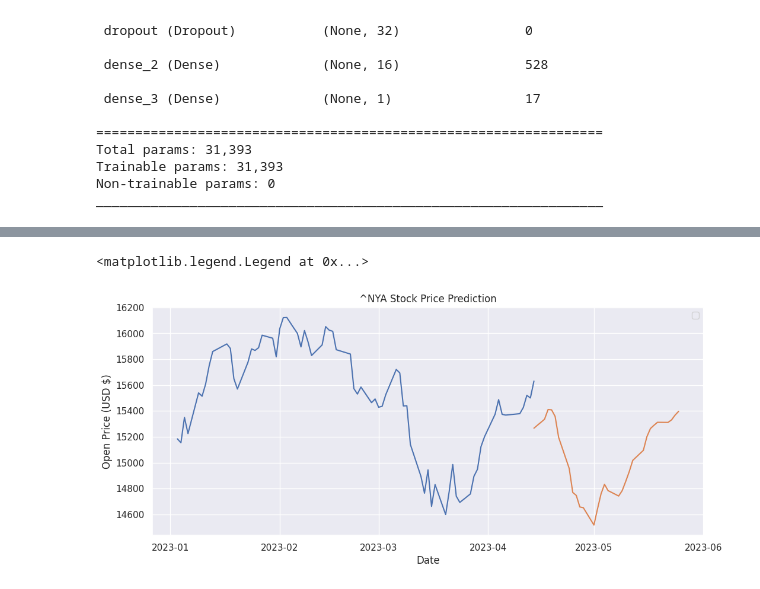
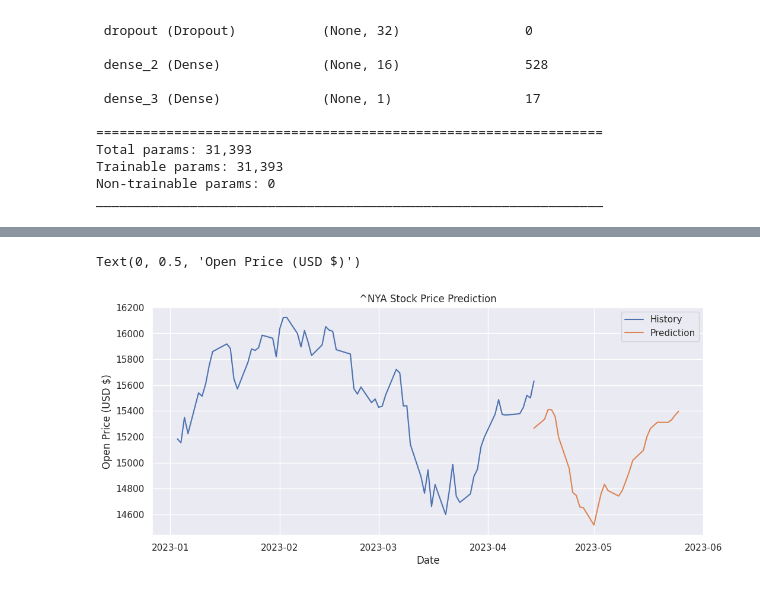
Before and after one commit to cjhenry10/big-data-ai, a Jupyter notebook: final_2.ipynb, the cells around one changed output, grey strips where cells are left out. Drawn from its saved outputs; the diff is of its cells as text; code cells hidden in the pictures.

Commit message:
updated chart

```diff
--- a/final_2.ipynb
+++ b/final_2.ipynb
@@ -128,13 +128,9 @@ original = df[['Date', 'Open']]
 original['Date'] = pd.to_datetime(original['Date'])
 original = original.loc[original['Date'] >= '2023-01-01']
 
-sns.lineplot(x=original['Date'], y=original['Open'])
-sns.lineplot(x=df_forecast['Date'], y=df_forecast['Open'])
+sns.lineplot(x=original['Date'], y=original['Open'], label='History')
+sns.lineplot(x=df_forecast['Date'], y=df_forecast['Open'], label='Prediction')
 sns.set(rc={'figure.figsize':(12,5)})
 plt.title('^NYA Stock Price Prediction')
 plt.ylabel('Open Price (USD $)')
-# plt.plot(original[['Open', 'Date']])
-# plt.plot(df_forecast[['Open', 'Date']])
-plt.legend(labels=['History', 'Prediction'], loc='lower right')
-plt.legend()
 # %% [output]
@@ -148,2 +143,2 @@ WARNING:matplotlib.legend:No artists with labels found to put in legend.  Note t
-<matplotlib.legend.Legend at 0x...>
+Text(0, 0.5, 'Open Price (USD $)')
-[figure, old version]
+[figure, new version]
```
Also changed, not shown: parts of 1 cell of this notebook.
